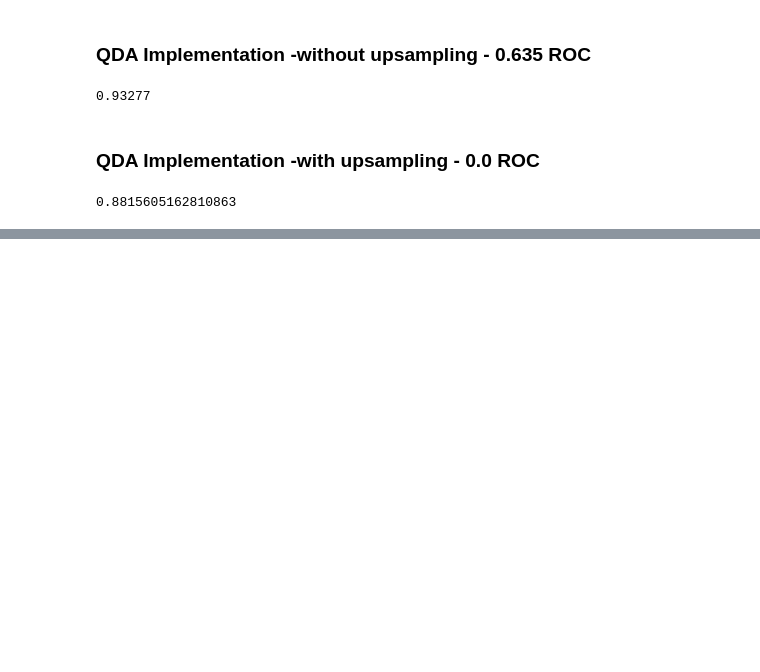
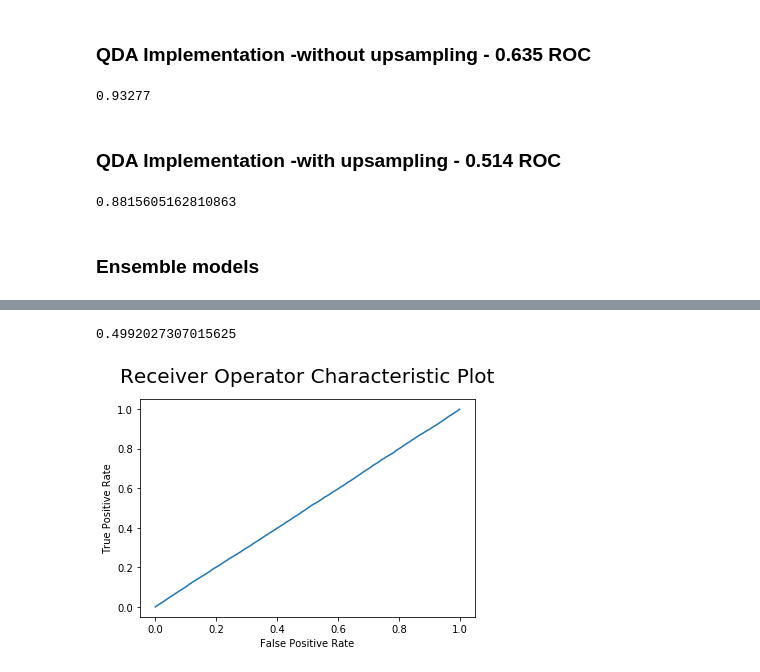
Before and after one commit to parihardeepanshu/DS5220, a Jupyter notebook: DS5220_project.ipynb, the cells around one changed output, grey strips where cells are left out. Saved outputs shown, nothing was run; the diff lists cells and outputs as text; code cells hidden in the pictures; blank space fills up the shorter version.

Commit message:
Ensemble GNB model

```diff
--- a/DS5220_project.ipynb
+++ b/DS5220_project.ipynb
@@ -164,20 +169,48 @@ corrs.tail(20)
 # %% [markdown]
 ### QDA Implementation -without upsampling - 0.635 ROC
 # %%
-qda = QuadraticDiscriminantAnalysis().fit(train_x, train_y)
-qda_score1=qda.score(train_x, train_y)
-sub["target"] = qda.predict(test_x)
+qda = QuadraticDiscriminantAnalysis()
+qda_model = qda.fit(train_x, train_y)
+qda_score = qda_model.score(train_x, train_y)
+sub["target"] = qda_model.predict(test_x)
 sub.to_csv("qda.csv", index=False)
-qda_score1
+qda_score
 # %% [output]
 0.93277
 # %% [markdown]
-### QDA Implementation -with upsampling - 0.0 ROC
+### QDA Implementation -with upsampling - 0.514 ROC
 # %%
-qda = QuadraticDiscriminantAnalysis().fit(X_train_datadf, y_train_res)
-qda_score_us=qda.score(X_train_datadf, y_train_res)
-sub["target"] = qda.predict(test_x)
+qda_ud = QuadraticDiscriminantAnalysis()
+qda_model_ud = qda_ud.fit(X_train_datadf, y_train_res)
+qda_score_ud = qda_model_ud.score(X_train_datadf, y_train_res)
+sub["target"] = qda_model_ud.predict(test_x)
 sub.to_csv("qda1.csv", index=False)
-qda_score_us
+qda_score_ud
 # %% [output]
 0.8815605162810863
+# %% [markdown]
+### Ensemble models
+# %%
+prediction = np.zeros(len(test_x))
+n_fold = 5
+folds = StratifiedKFold(n_splits=n_fold, shuffle=True, random_state=42)
+res = dict()
+nb_clf = GaussianNB()
+for fold_n, (train_index, valid_index) in enumerate(folds.split(train_x, train_y)):
+    print('Fold', fold_n, 'started at', time.ctime())
+    X_train, X_valid = train_x.iloc[train_index], train_x.iloc[valid_index]
+    y_train, y_valid = train_y.iloc[train_index], train_y.iloc[valid_index]
+    nb_clf.fit(X_train, y_train)
+    col_name = "target_" + str(fold_n)
+    preds =  nb_clf.predict_proba(test_x)
+    res[col_name] = preds
+sub['target']=(res['target_0']+res['target_1']+res['target_2']+res['target_3']+res['target_4'])/5
+sub.to_csv("ensemble_gnb.csv", index = False)
+
+fpr, tpr, thr = roc_curve(train_y, sub['target'])
+plt.plot(fpr, tpr)
+plt.xlabel('False Positive Rate')
+plt.ylabel('True Positive Rate')
+plt.title('Receiver Operator Characteristic Plot', fontsize=20, y=1.05)
+auc(fpr, tpr)
+# %% [output]
@@ -183,0 +222,2 @@ qda_score_us
+0.4992027307015625
+[figure, added]
```
Also changed, not shown: parts of 13 cells of this notebook, 3 other files.
